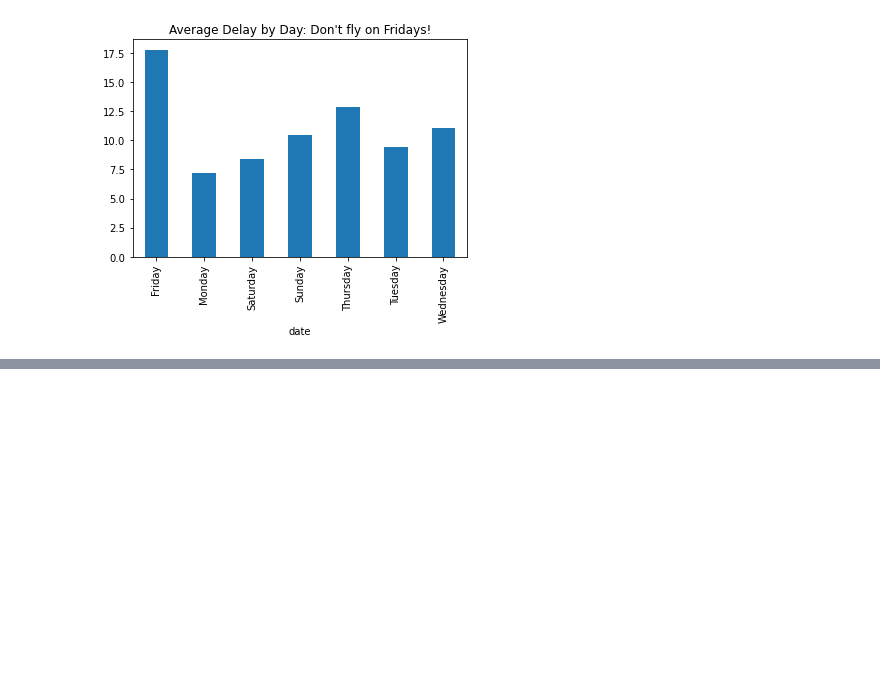
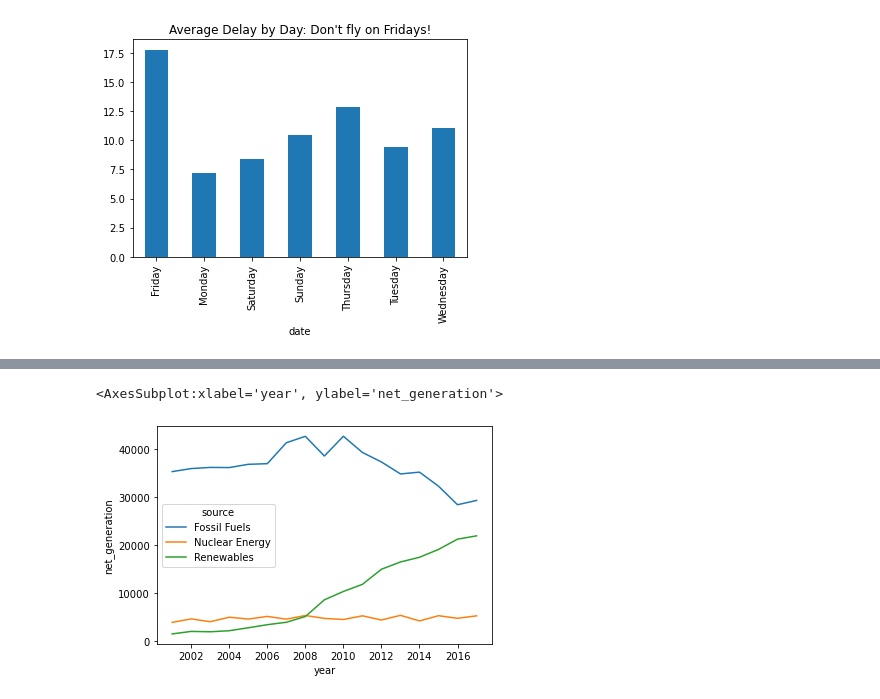
Before and after one commit to jesse-d-marder/time-series-exercises, a Jupyter notebook: working-with-time-series-data.ipynb, the cells around one changed output, grey strips where cells are left out. Saved outputs shown, nothing was run; the diff lists cells and outputs as text; code cells hidden in the pictures; blank space fills up the shorter version.

```diff
--- a/working-with-time-series-data.ipynb
+++ b/working-with-time-series-data.ipynb
@@ -132,0 +157,8 @@ Text(0.5, 1.0, "Average Delay by Day: Don't fly on Fridays!")
+# %%
+def get_years_net_gen(row):
+
+    total_gen_year = e[e.index.year == row.name.year].net_generation.sum()
+
+    return 100*round(row.net_generation/total_gen_year,3)
+# %%
+e["percent_of_yearly_gen"] = e.apply(lambda row: get_years_net_gen(row), axis=1)
@@ -132,0 +175,5 @@ Text(0.5, 1.0, "Average Delay by Day: Don't fly on Fridays!")
+# %%
+sns.lineplot(data = e.reset_index(drop=True), x='year', y = 'net_generation', hue = 'source')
+# %% [output]
+<AxesSubplot:xlabel='year', ylabel='net_generation'>
+[figure, added]
```
Also changed, not shown: parts of 22 cells of this notebook.
